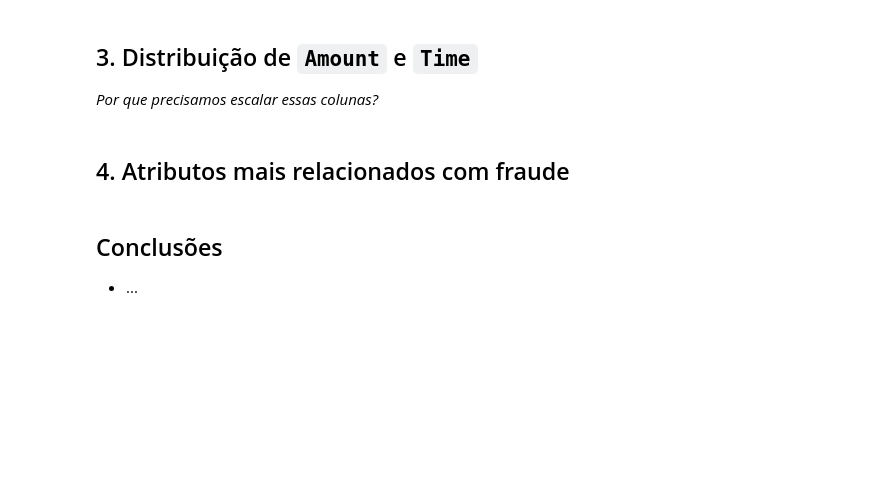
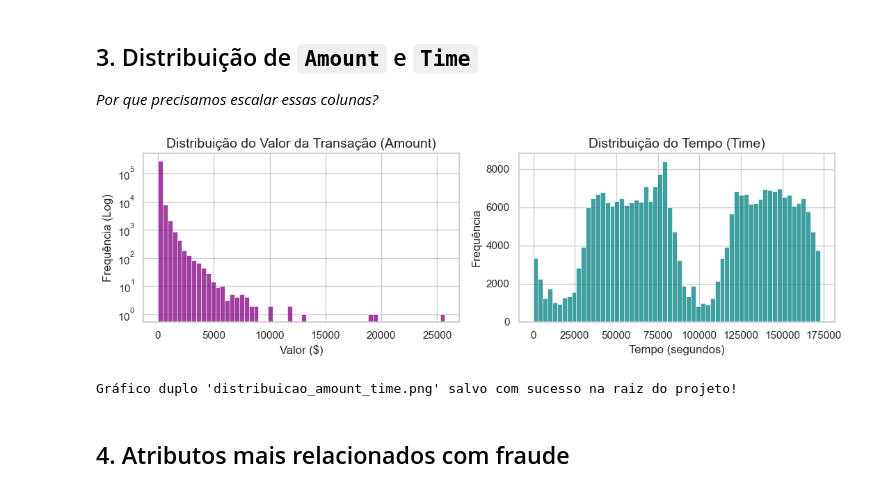
Before and after one commit to eduardodalmolin/Detector-de-Fraude, a Jupyter notebook: notebooks/01_analise_exploratoria.ipynb, the cells around one changed output. Saved outputs shown, nothing was run; the diff lists cells and outputs as text; code cells hidden in the pictures; blank space fills up the shorter version.

```diff
--- a/notebooks/01_analise_exploratoria.ipynb
+++ b/notebooks/01_analise_exploratoria.ipynb
@@ -32,2 +96,27 @@ sns.histplot(df['Time'], bins=60, ax=ax[1]); plt.show()
+# %%
+# Criando a figura
+fig, ax = plt.subplots(1, 2, figsize=(11, 3.5))
+
+# 1. Gráfico da Distribuição do Valor (Amount)
+sns.histplot(df['Amount'], bins=60, ax=ax[0], color='purple')
+ax[0].set_yscale('log')
+ax[0].set_title('Distribuição do Valor da Transação (Amount)', fontsize=14)
+ax[0].set_xlabel('Valor ($)')
+ax[0].set_ylabel('Frequência (Log)')
+
+# 2. Gráfico da Distribuição do Tempo (Time)
+sns.histplot(df['Time'], bins=60, ax=ax[1], color='teal')
+ax[1].set_title('Distribuição do Tempo (Time)', fontsize=14)
+ax[1].set_xlabel('Tempo (segundos)')
+ax[1].set_ylabel('Frequência')
+
+# Gerando o gráfico duplo
+plt.tight_layout()
+plt.savefig('../distribuicao_amount_time.png', dpi=300, bbox_inches='tight')
+plt.show()
+print("Gráfico duplo 'distribuicao_amount_time.png' salvo com sucesso na raiz do projeto!")
+# %% [output]
+[figure, added]
+Gráfico duplo 'distribuicao_amount_time.png' salvo com sucesso na raiz do projeto!
 # %% [markdown]
 ## 4. Atributos mais relacionados com fraude
@@ -36,4 +122,0 @@ df.corr()['Class'].drop('Class').sort_values(key=abs, ascending=False).head(10)
-# %% [markdown]
-## Conclusões
-
-- ...
```
Also changed, not shown: parts of 9 cells of this notebook, 3 other files.
